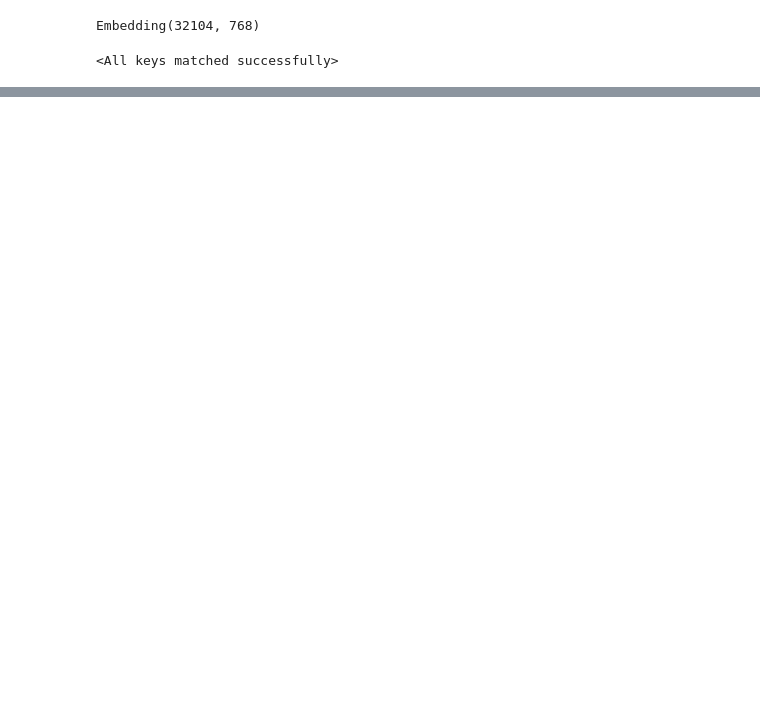
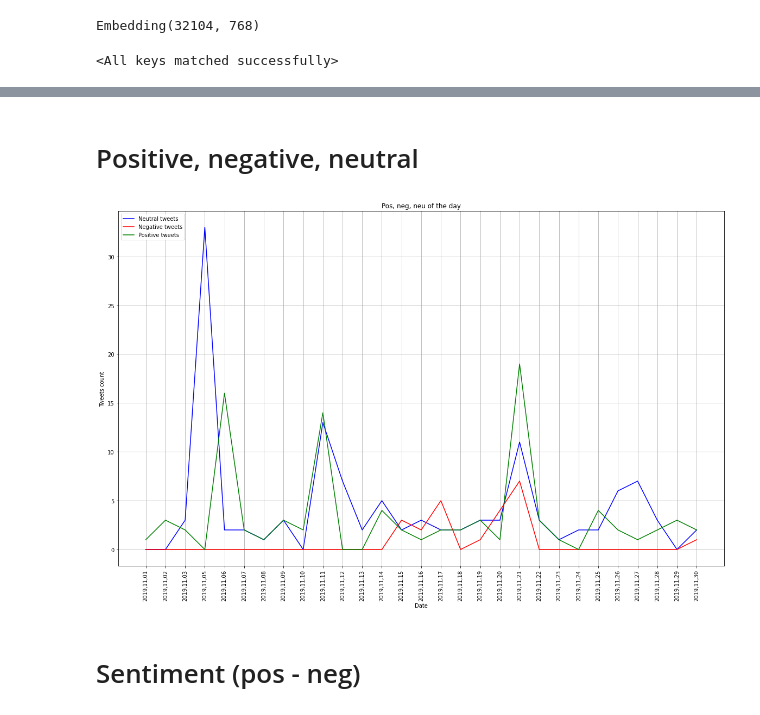
Before and after one commit to Alliix/twttr-tirgus, a Jupyter notebook: CASED/LVBERT_graphs.ipynb, the cells around one changed output, grey strips where cells are left out. Cells and saved outputs as stored; diff of their text form; code cells hidden in the pictures; blank space fills up the shorter version.

```diff
--- a/CASED/LVBERT_graphs.ipynb
+++ b/CASED/LVBERT_graphs.ipynb
@@ -168,0 +322,30 @@ RuntimeError: [enforce fail at C:\actions-runner\_work\pytorch\pytorch\builder\w
+# %% [markdown]
+# Positive, negative, neutral
+# %%
+startDate = "2019,11,01"
+endDate = "2019,12,01"
+
+startIndex= findClosestDate(startDate)
+endIndex= findClosestDate(endDate)
+
+plt.rc('font', size=10)
+fig, ax = plt.subplots(figsize=(20, 12))
+
+# Specify how our lines should look
+ax.plot([item.date for item in sentimentList[startIndex:endIndex]],
+        [item.neutralCount for item in sentimentList[startIndex:endIndex]], label='Neutral tweets', color='b')
+ax.plot([item.date for item in sentimentList[startIndex:endIndex]],
+        [item.negativeCount for item in sentimentList[startIndex:endIndex]], label='Negative tweets', color='r')
+ax.plot([item.date for item in sentimentList[startIndex:endIndex]],
+        [item.positiveCount for item in sentimentList[startIndex:endIndex]], label='Positive tweets', color='g')
+
+ax.set_xlabel('Date')
+plt.xticks(rotation=90)
+ax.set_ylabel('Tweets count')
+ax.set_title('Pos, neg, neu of the day')
+ax.grid(True)
+ax.legend(loc='upper left');
+# %% [output]
+[figure, added]
+# %% [markdown]
+# Sentiment (pos - neg)
```
Also changed, not shown: parts of 46 cells of this notebook.
